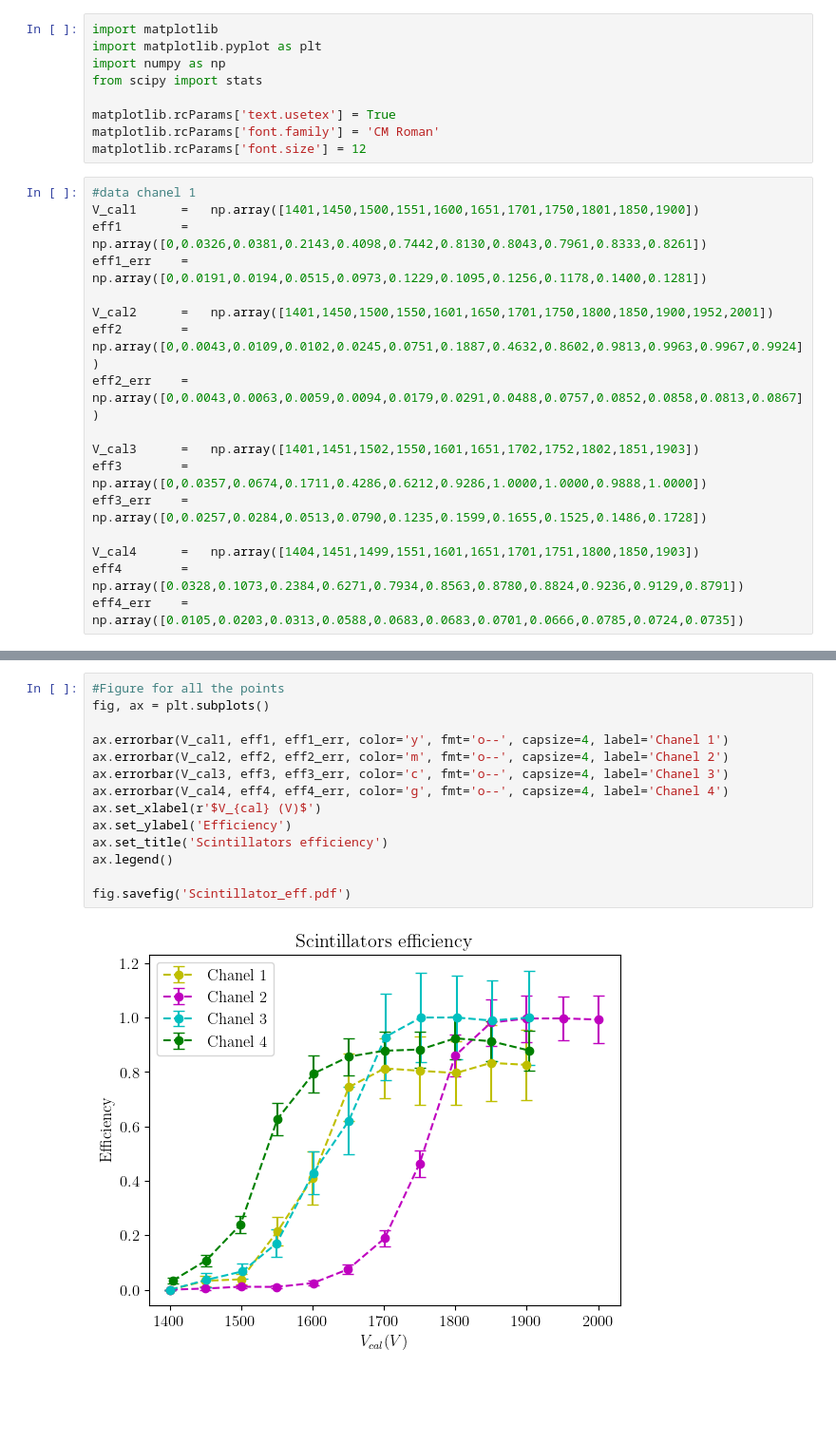
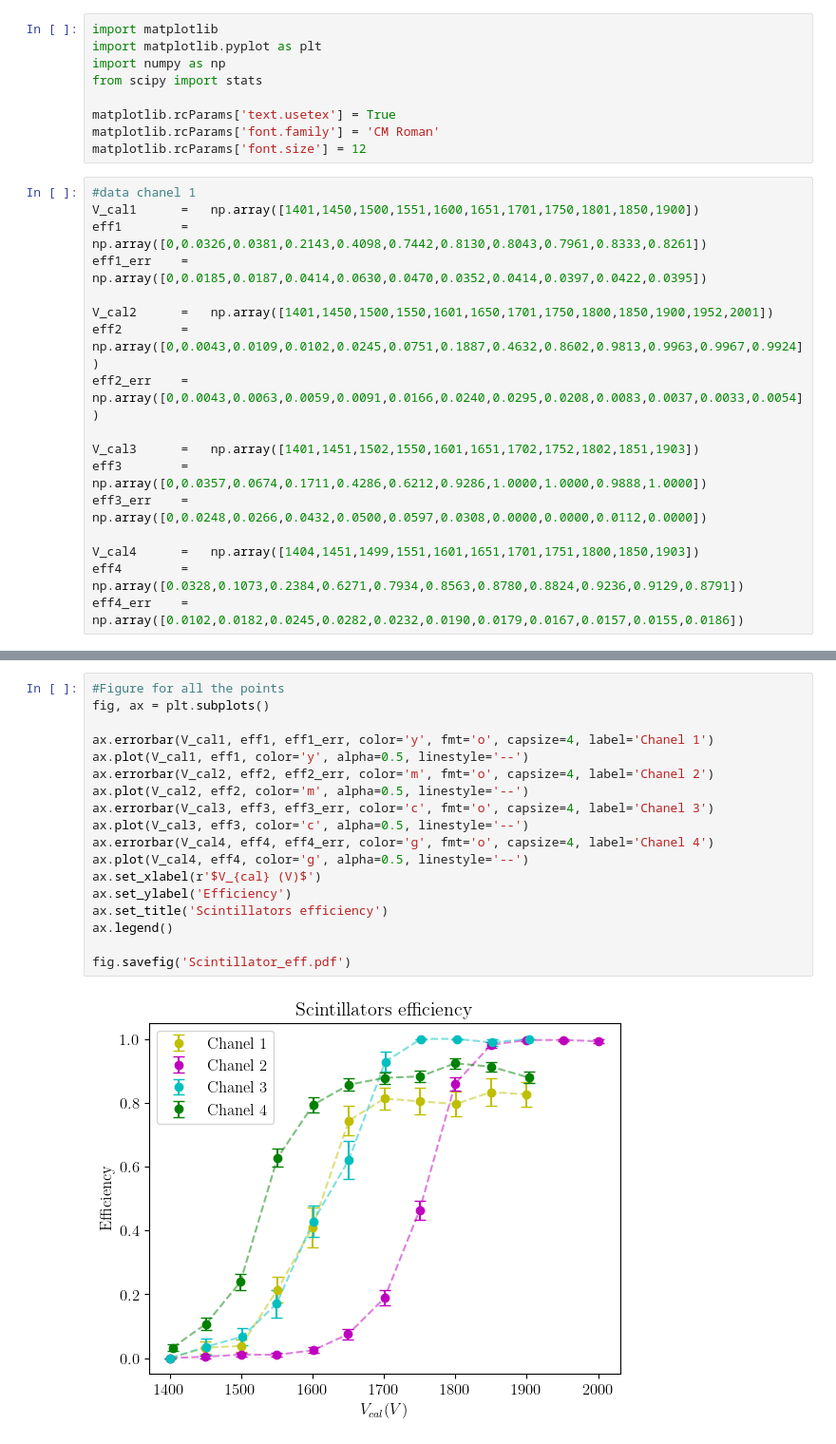
Before and after one commit to JoseCDS17/LabIV_UNIGE, a Jupyter notebook: Scintillator_Measurements/Scintillator_Calibration.ipynb, the cells around one changed output, grey strips where cells are left out. Shown at 95% size. Drawn from its saved outputs; the diff is of its cells as text; blank space fills up the shorter version.

```diff
--- a/Scintillator_Measurements/Scintillator_Calibration.ipynb
+++ b/Scintillator_Measurements/Scintillator_Calibration.ipynb
@@ -11,19 +11,19 @@ matplotlib.rcParams['font.size'] = 12
 #data chanel 1
 V_cal1      =   np.array([1401,1450,1500,1551,1600,1651,1701,1750,1801,1850,1900])
 eff1        =   np.array([0,0.0326,0.0381,0.2143,0.4098,0.7442,0.8130,0.8043,0.7961,0.8333,0.8261])
-eff1_err    =   np.array([0,0.0191,0.0194,0.0515,0.0973,0.1229,0.1095,0.1256,0.1178,0.1400,0.1281])
+eff1_err    =   np.array([0,0.0185,0.0187,0.0414,0.0630,0.0470,0.0352,0.0414,0.0397,0.0422,0.0395])
 
 V_cal2      =   np.array([1401,1450,1500,1550,1601,1650,1701,1750,1800,1850,1900,1952,2001])
 eff2        =   np.array([0,0.0043,0.0109,0.0102,0.0245,0.0751,0.1887,0.4632,0.8602,0.9813,0.9963,0.9967,0.9924])
-eff2_err    =   np.array([0,0.0043,0.0063,0.0059,0.0094,0.0179,0.0291,0.0488,0.0757,0.0852,0.0858,0.0813,0.0867])
+eff2_err    =   np.array([0,0.0043,0.0063,0.0059,0.0091,0.0166,0.0240,0.0295,0.0208,0.0083,0.0037,0.0033,0.0054])
 
 V_cal3      =   np.array([1401,1451,1502,1550,1601,1651,1702,1752,1802,1851,1903])
 eff3        =   np.array([0,0.0357,0.0674,0.1711,0.4286,0.6212,0.9286,1.0000,1.0000,0.9888,1.0000])
-eff3_err    =   np.array([0,0.0257,0.0284,0.0513,0.0790,0.1235,0.1599,0.1655,0.1525,0.1486,0.1728])
+eff3_err    =   np.array([0,0.0248,0.0266,0.0432,0.0500,0.0597,0.0308,0.0000,0.0000,0.0112,0.0000])
 
 V_cal4      =   np.array([1404,1451,1499,1551,1601,1651,1701,1751,1800,1850,1903])
 eff4        =   np.array([0.0328,0.1073,0.2384,0.6271,0.7934,0.8563,0.8780,0.8824,0.9236,0.9129,0.8791])
-eff4_err    =   np.array([0.0105,0.0203,0.0313,0.0588,0.0683,0.0683,0.0701,0.0666,0.0785,0.0724,0.0735])
+eff4_err    =   np.array([0.0102,0.0182,0.0245,0.0282,0.0232,0.0190,0.0179,0.0167,0.0157,0.0155,0.0186])
 # %%
 fig = plt.figure()
 fig.set_figheight(10)
@@ -59,16 +59,20 @@ Text(0.5, 1.0, 'Scintillator 4')
 # %%
 #Figure for all the points
 fig, ax = plt.subplots()
 
-ax.errorbar(V_cal1, eff1, eff1_err, color='y', fmt='o--', capsize=4, label='Chanel 1')
-ax.errorbar(V_cal2, eff2, eff2_err, color='m', fmt='o--', capsize=4, label='Chanel 2')
-ax.errorbar(V_cal3, eff3, eff3_err, color='c', fmt='o--', capsize=4, label='Chanel 3')
-ax.errorbar(V_cal4, eff4, eff4_err, color='g', fmt='o--', capsize=4, label='Chanel 4')
+ax.errorbar(V_cal1, eff1, eff1_err, color='y', fmt='o', capsize=4, label='Chanel 1')
+ax.plot(V_cal1, eff1, color='y', alpha=0.5, linestyle='--')
+ax.errorbar(V_cal2, eff2, eff2_err, color='m', fmt='o', capsize=4, label='Chanel 2')
+ax.plot(V_cal2, eff2, color='m', alpha=0.5, linestyle='--')
+ax.errorbar(V_cal3, eff3, eff3_err, color='c', fmt='o', capsize=4, label='Chanel 3')
+ax.plot(V_cal3, eff3, color='c', alpha=0.5, linestyle='--')
+ax.errorbar(V_cal4, eff4, eff4_err, color='g', fmt='o', capsize=4, label='Chanel 4')
+ax.plot(V_cal4, eff4, color='g', alpha=0.5, linestyle='--')
 ax.set_xlabel(r'$V_{cal} (V)$')
 ax.set_ylabel('Efficiency')
 ax.set_title('Scintillators efficiency')
 ax.legend()
 
 fig.savefig('Scintillator_eff.pdf')
 # %% [output]
-[figure, old version]
+[figure, new version]
```
Also changed, not shown: parts of 1 cell of this notebook, 3 other files.
